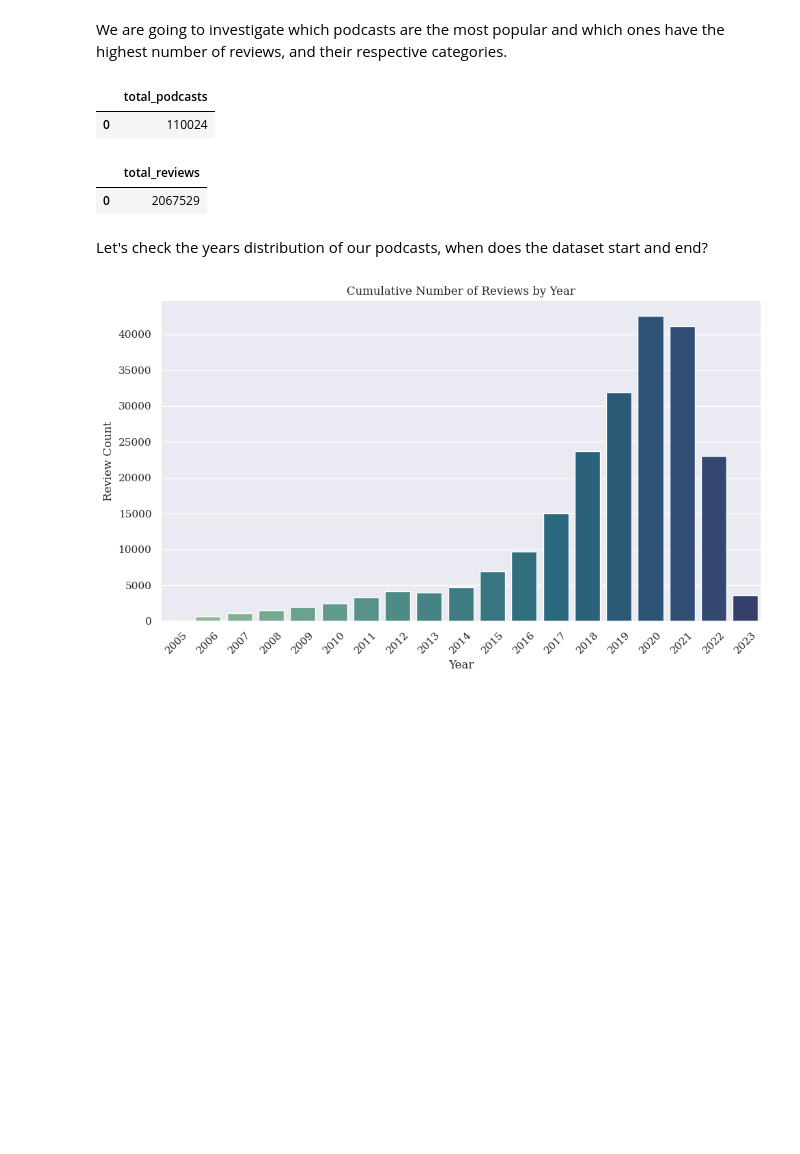
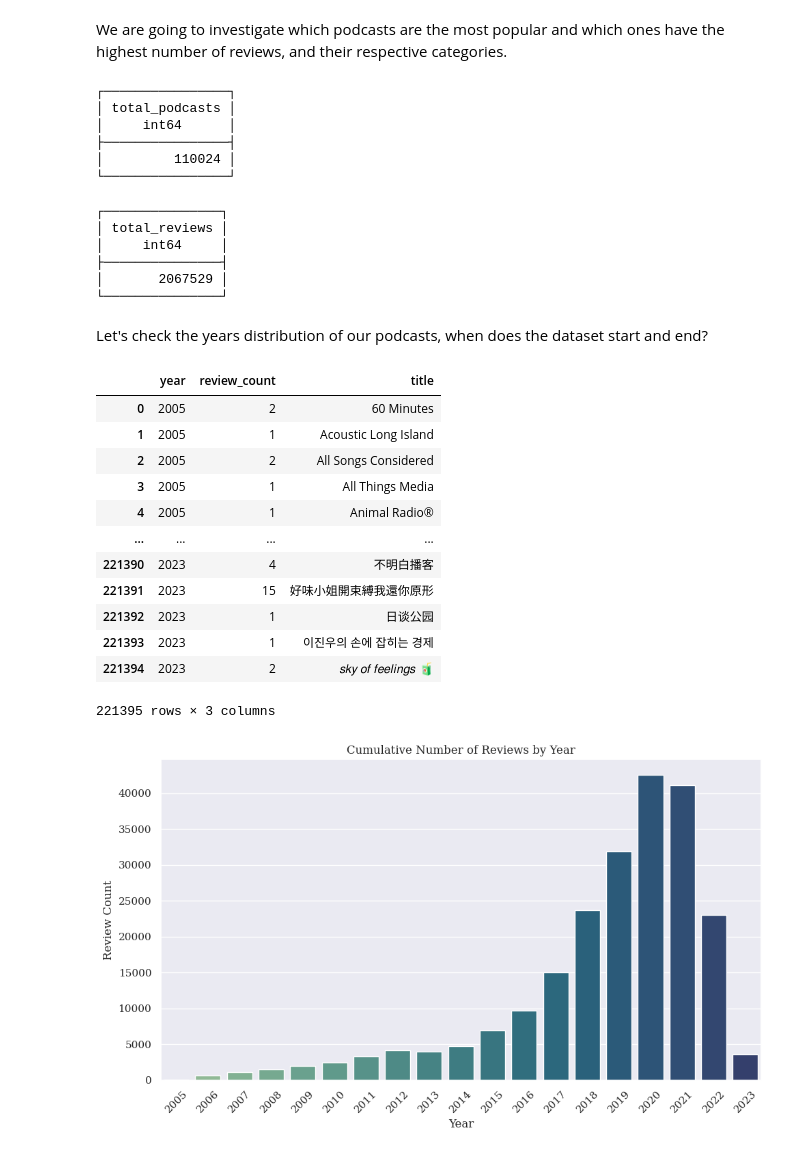
Before and after one commit to alespool/Analyzing-Podcast-Reviews, a Jupyter notebook: data_extraction.ipynb, the cells around one changed output. Saved outputs shown, nothing was run; the diff lists cells and outputs as text; code cells hidden in the pictures; blank space fills up the shorter version.

```diff
--- a/data_extraction.ipynb
+++ b/data_extraction.ipynb
@@ -66,45 +101,63 @@ CREATE TABLE podcasts (
 We are going to investigate which podcasts are the most popular and which ones have the highest number of reviews, and their respective categories.
 # %%
 # Check the number of podcasts
-
-num_podcasts = pd.read_sql("""
+con.sql("""
 SELECT
    COUNT(*) AS total_podcasts
 FROM
-   podcasts;""", con)
-
-num_podcasts.head()
+   podcasts;""")
 # %% [output]
-|  | total_podcasts |
-| 0 | 110024 |
+┌────────────────┐
+│ total_podcasts │
+│     int64      │
+├────────────────┤
+│         110024 │
+└────────────────┘
 # %%
 # Check the number of reviews
-
-num_reviews = pd.read_sql("""
+con.sql("""
 SELECT
    COUNT(*) AS total_reviews
 FROM
-   reviews;""", con)
-
-num_reviews.head()
+   reviews;""")
 # %% [output]
-|  | total_reviews |
-| 0 | 2067529 |
+┌───────────────┐
+│ total_reviews │
+│     int64     │
+├───────────────┤
+│       2067529 │
+└───────────────┘
 # %% [markdown]
 Let's check the years distribution of our podcasts, when does the dataset start and end?
 # %%
 # Execute the SQL query and fetch the results into a Pandas DataFrame
 yearly_reviews = pd.read_sql_query("""
 SELECT
     strftime('%Y', r.created_at) AS year,
     COUNT(*) AS review_count,
     p.title
 FROM reviews r
 JOIN podcasts p ON r.podcast_id = p.podcast_id
 WHERE year != 'None'
 GROUP BY year, p.title
 ORDER BY year;
-""", con)
+""", conn)
+
+yearly_reviews
+# %% [output]
+|  | year | review_count | title |
+| 0 | 2005 | 2 | 60 Minutes |
+| 1 | 2005 | 1 | Acoustic Long Island |
+| 2 | 2005 | 2 | All Songs Considered |
+| 3 | 2005 | 1 | All Things Media |
+| 4 | 2005 | 1 | Animal Radio® |
+| ... | ... | ... | ... |
+| 221390 | 2023 | 4 | 不明白播客 |
+| 221391 | 2023 | 15 | 好味小姐開束縛我還你原形 |
+| 221392 | 2023 | 1 | 日谈公园 |
+| 221393 | 2023 | 1 | 이진우의 손에 잡히는 경제 |
+| 221394 | 2023 | 2 | 𝑠𝑘𝑦 𝑜𝑓 𝑓𝑒𝑒𝑙𝑖𝑛𝑔𝑠 🧃 |
+221395 rows × 3 columns
 # %%
 plt.figure(figsize=(10, 6))
 sns.countplot(data=yearly_reviews, x='year', palette=palette)
```
Also changed, not shown: parts of 19 cells of this notebook.
